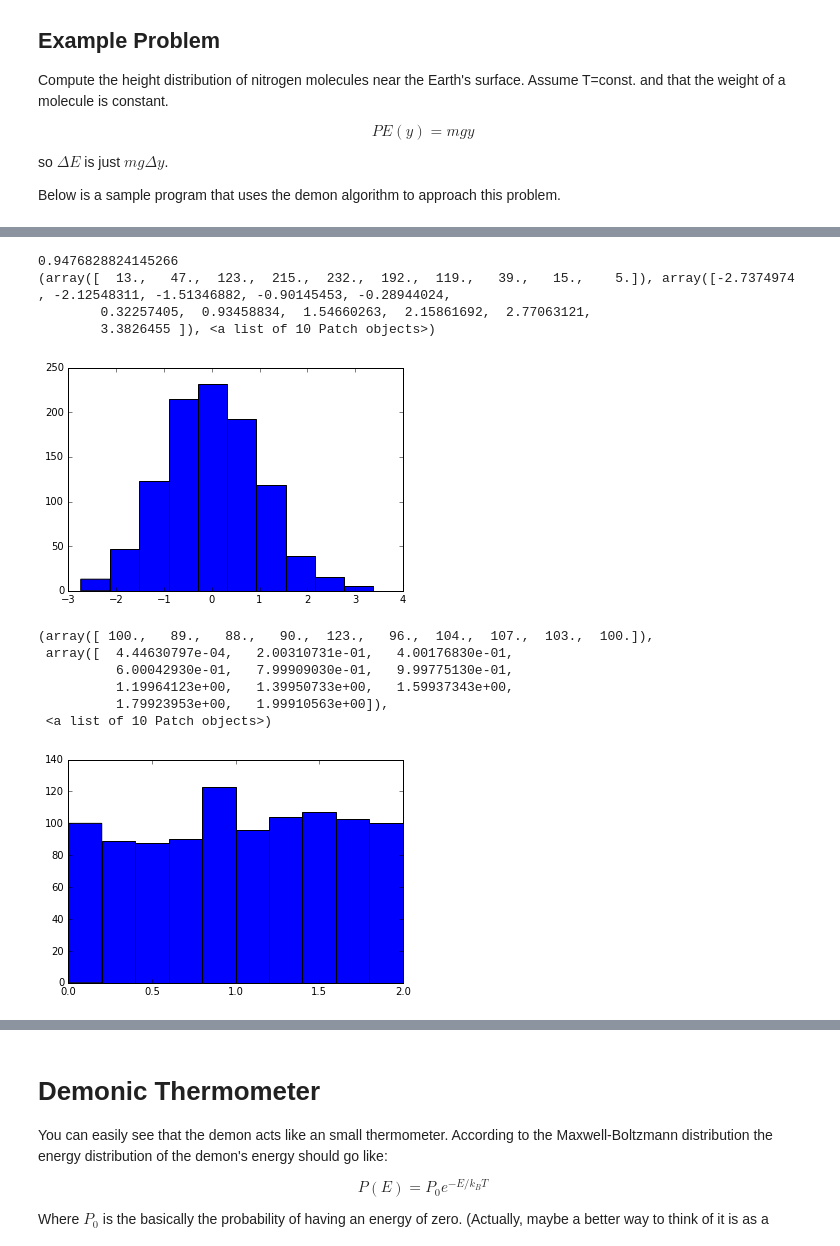
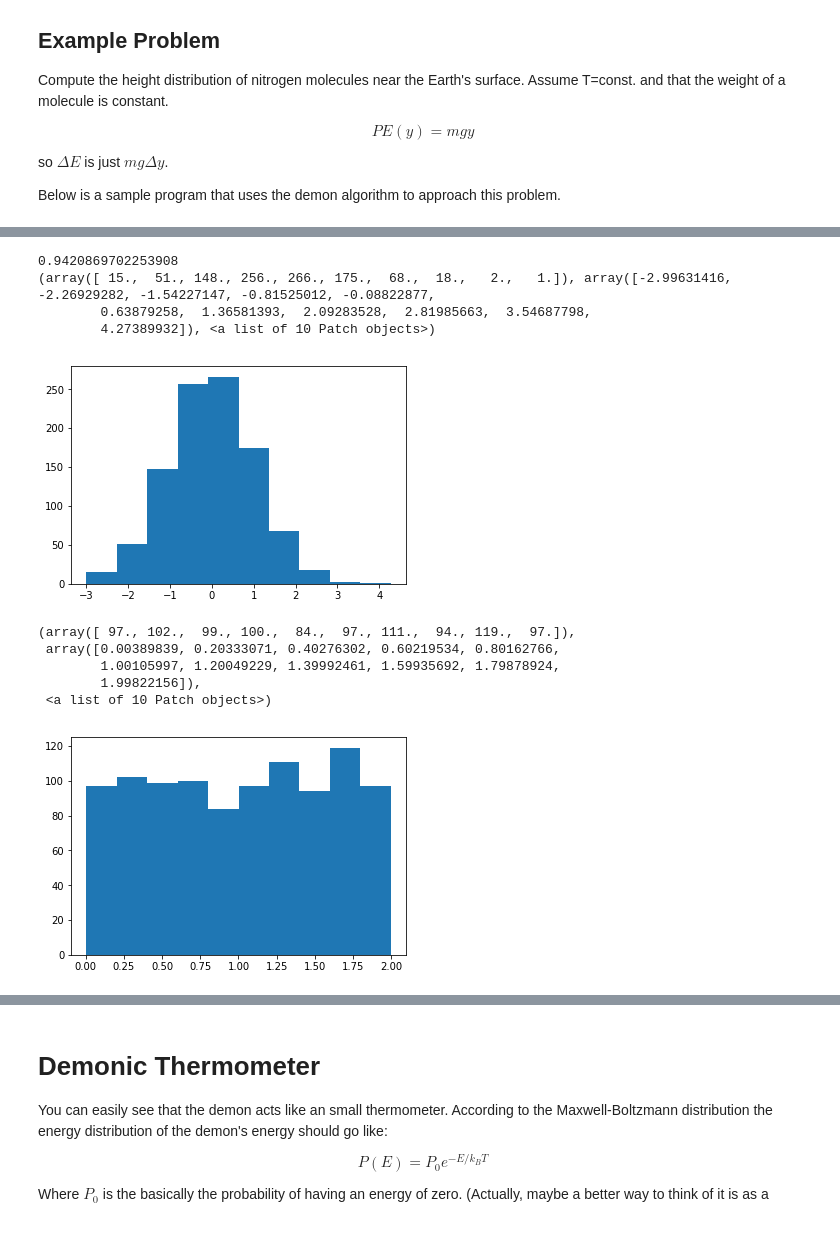
Before and after one commit to sspickle/sci-comp-notebooks, a Jupyter notebook: P05-DemonAlgorithm.ipynb, the cells around one changed output, grey strips where cells are left out. Cells and saved outputs as stored; diff of their text form; code cells hidden in the pictures.

```diff
--- a/P05-DemonAlgorithm.ipynb
+++ b/P05-DemonAlgorithm.ipynb
@@ -33,42 +32,41 @@ Populating the interactive namespace from numpy and matplotlib
 # rand() returns a single random number:
 #
 
-print(rand())
+print(np.random.rand())
 
 #
 # hist plots a histogram of an array of numbers
 #
 
-print(hist(normal(size=1000)))
+print(pl.hist(np.random.normal(size=1000)))
 # %% [output]
-0.9476828824145266
-(array([  13.,   47.,  123.,  215.,  232.,  192.,  119.,   39.,   15.,    5.]), array([-2.7374974 , -2.12548311, -1.51346882, -0.90145453, -0.28944024,
-        0.32257405,  0.93458834,  1.54660263,  2.15861692,  2.77063121,
-        3.3826455 ]), <a list of 10 Patch objects>)
+0.9420869702253908
+(array([ 15.,  51., 148., 256., 266., 175.,  68.,  18.,   2.,   1.]), array([-2.99631416, -2.26929282, -1.54227147, -0.81525012, -0.08822877,
+        0.63879258,  1.36581393,  2.09283528,  2.81985663,  3.54687798,
+        4.27389932]), <a list of 10 Patch objects>)
-[figure, old version]
+[figure, new version]
 # %%
 m=28*1.67e-27  # mass of a molecule (e.g., Nitrogen)
 g=9.8          # grav field strength
 kb=1.67e-23    # boltzman constant
 demonE = 0.0   # initial demon energy
 N=10000        # number of molecules
 M=400000       # number of iterations
 h=20000.0      # height scale
 
 def setup(N=100,L=1.0):
-    y=L*rand(N)     # put N particles at random heights (y) between 0 and L
+    y=L*np.random.rand(N)     # put N particles at random heights (y) between 0 and L
     return y
 
 yarray = setup(N=1000,L=2.0)
-hist(yarray)
+pl.hist(yarray)
 # %% [output]
-(array([ 100.,   89.,   88.,   90.,  123.,   96.,  104.,  107.,  103.,  100.]),
- array([  4.44630797e-04,   2.00310731e-01,   4.00176830e-01,
-          6.00042930e-01,   7.99909030e-01,   9.99775130e-01,
-          1.19964123e+00,   1.39950733e+00,   1.59937343e+00,
-          1.79923953e+00,   1.99910563e+00]),
+(array([ 97., 102.,  99., 100.,  84.,  97., 111.,  94., 119.,  97.]),
+ array([0.00389839, 0.20333071, 0.40276302, 0.60219534, 0.80162766,
+        1.00105997, 1.20049229, 1.39992461, 1.59935692, 1.79878924,
+        1.99822156]),
  <a list of 10 Patch objects>)
-[figure, old version]
+[figure, new version]
 # %%
 def shake(y, demonE, delta=0.1):
     """
```
Also changed, not shown: parts of 5 cells of this notebook.
